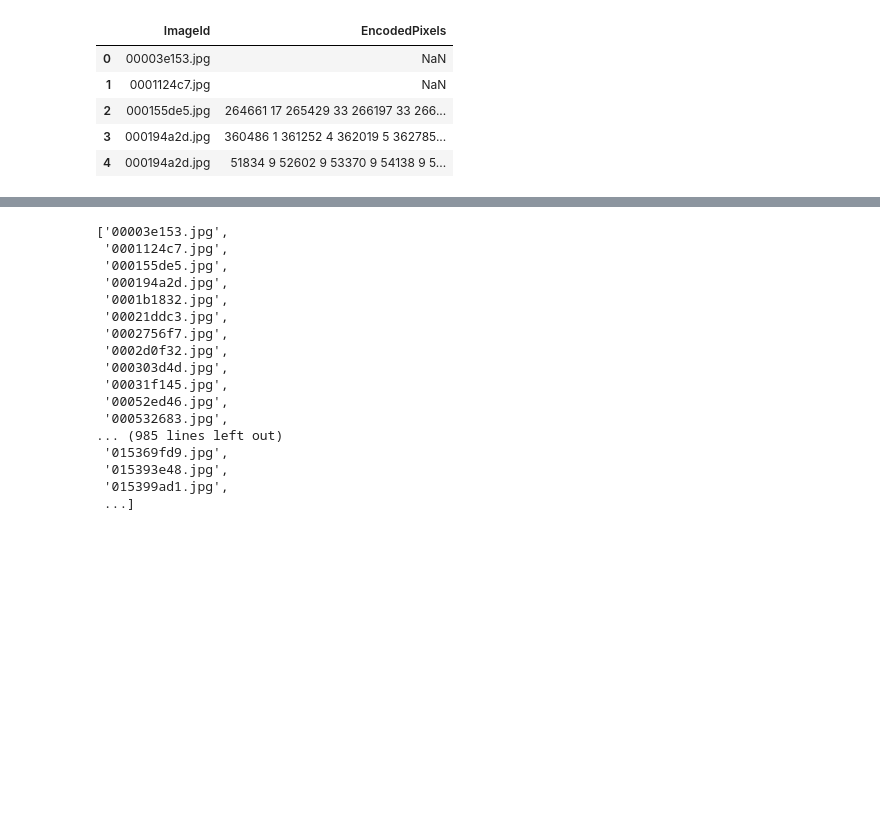
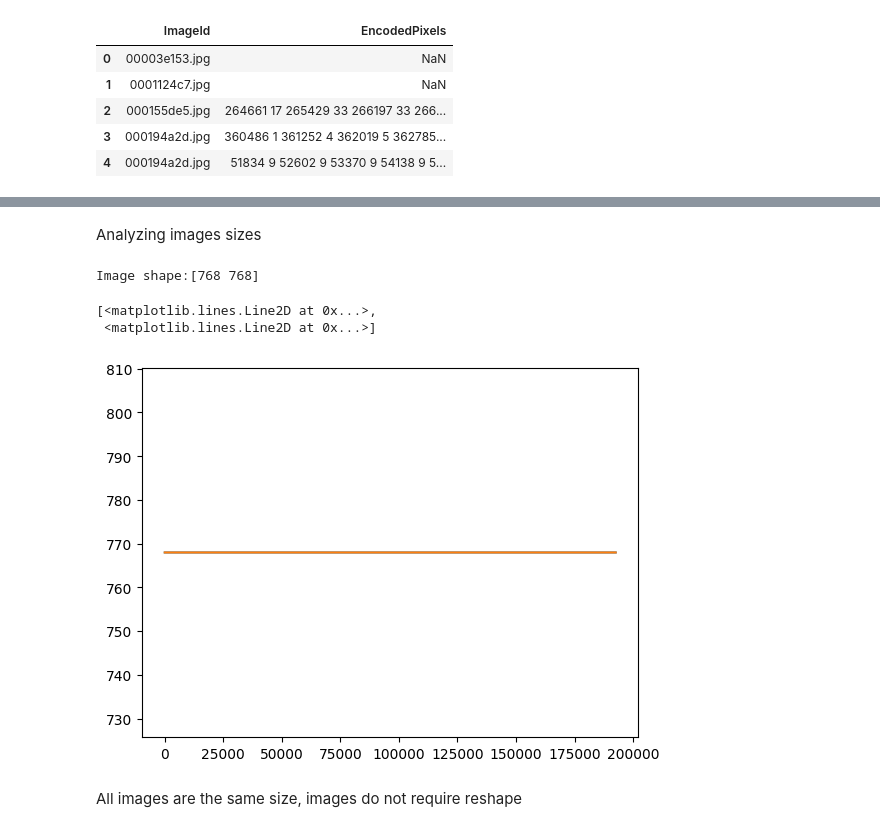
Before and after one commit to DimitriyKachan/Semantic_segmentation, a Jupyter notebook: eda.ipynb, the cells around one changed output, grey strips where cells are left out. Cells and saved outputs as stored; diff of their text form; code cells hidden in the pictures; blank space fills up the shorter version.

```diff
--- a/eda.ipynb
+++ b/eda.ipynb
@@ -33,26 +40,24 @@ Percentage of images with ship: 35.27%
+# %% [markdown]
+Analyzing images sizes
 # %%
 img_sizes = []
 img_names = []
 for i in os.listdir("data/train_v2"):
     img_names.append(i)
     img_sizes.append(cv2.imread("data/train_v2/"+i).shape)
-# %%
-os.listdir("data/train_v2")
-# %% [output]
-['00003e153.jpg',
- '0001124c7.jpg',
- '000155de5.jpg',
- '000194a2d.jpg',
- '0001b1832.jpg',
- '00021ddc3.jpg',
- '0002756f7.jpg',
- '0002d0f32.jpg',
- '000303d4d.jpg',
- '00031f145.jpg',
- '00052ed46.jpg',
- '000532683.jpg',
-... (985 lines left out)
- '015369fd9.jpg',
- '015393e48.jpg',
- '015399ad1.jpg',
- ...]
+# %%
+img_names = np.array(img_names)
+img_shapes = np.array(img_sizes)
+# %%
+img_sizes=img_shapes[:,:2]
+print(f"Image shape:{img_sizes[0]}")
+# %% [output]
+Image shape:[768 768]
+# %%
+plt.plot(img_sizes)
+# %% [output]
+[<matplotlib.lines.Line2D at 0x...>,
+ <matplotlib.lines.Line2D at 0x...>]
+[figure, added]
+# %% [markdown]
+All images are the same size, images do not require reshape
```
Also changed, not shown: parts of 9 cells of this notebook.
